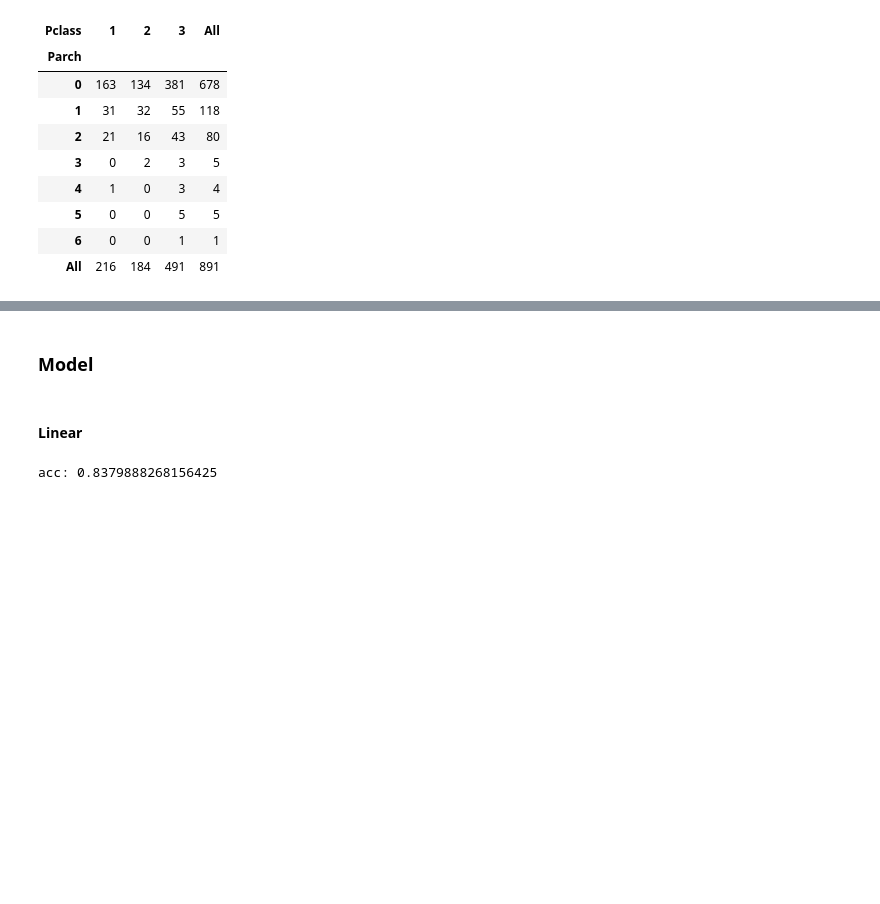
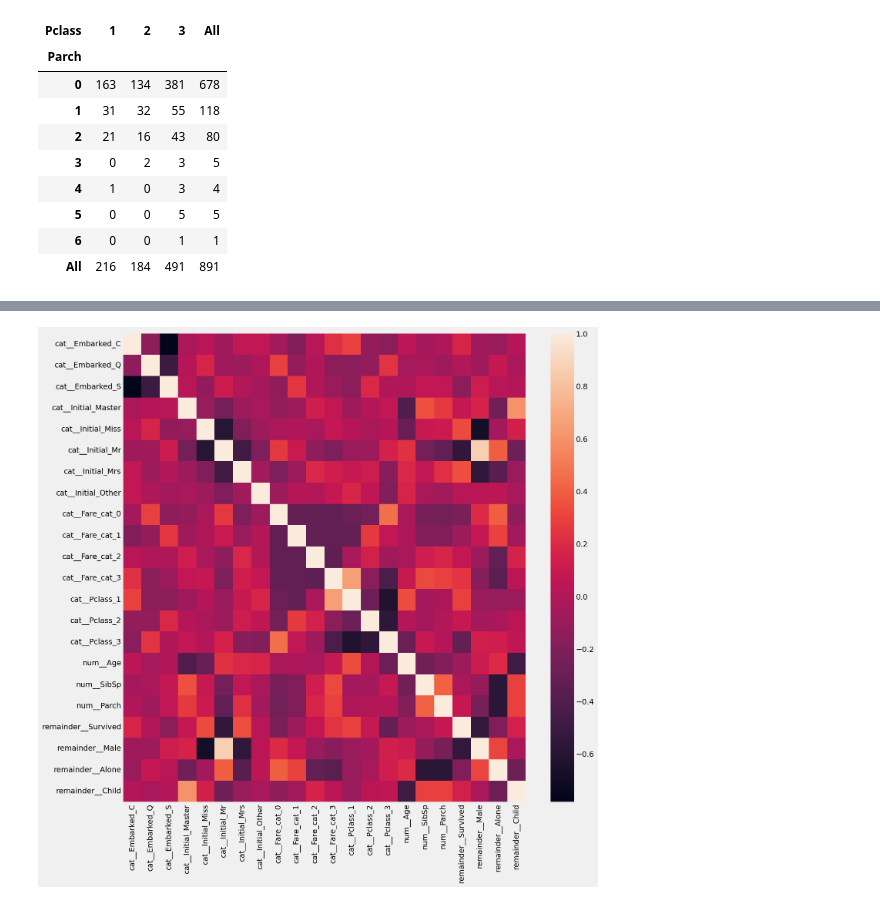
Before and after one commit to Danchesy/Titanic, a Jupyter notebook: eda.ipynb, the cells around one changed output, grey strips where cells are left out. Saved outputs shown, nothing was run; the diff lists cells and outputs as text; code cells hidden in the pictures; blank space fills up the shorter version.

```diff
--- a/eda.ipynb
+++ b/eda.ipynb
@@ -252,16 +227,16 @@ pd.crosstab(df.Parch, df.Pclass, margins=True).style.background_gradient(cmap='s
 # %%
-# df2 = df.copy(deep=True)
+df2 = df.copy(deep=True)
 
-# proc = preprocessor()
+proc = preprocessor(True, True)
 
-# np_array = proc.fit_transform(df2)
+np_array = proc.fit_transform(df2)
 
-# feature_names = proc.get_feature_names_out()
+feature_names = proc.named_steps['cols_transformer'].get_feature_names_out()
 
-# df2 = pd.DataFrame(np_array, columns=feature_names, index=df2.index)
+df2 = pd.DataFrame(np_array, columns=feature_names, index=df2.index)
 
-# fig = plt.figure(figsize=(15,15))
-# sns.heatmap(df2.corr())
-# plt.show()
+fig = plt.figure(figsize=(15,15))
+sns.heatmap(df2.corr())
+plt.show()
+# %% [output]
+[figure, added]
-# %% [markdown]
-### Model
@@ -279,28 +242,0 @@ X_train, X_test, y_train, y_test = train_test_split(
-# %% [markdown]
-#### Linear
-# %%
-# Модель обученная на одном фолде
-model = LogisticRegression(penalty=config.linear_model.penalty,
-                           C=config.linear_model.C,
-                           l1_ratio=config.linear_model.l1_ratio,
-                           solver=config.linear_model.solver,
-                           tol=config.linear_model.tol,
-                           fit_intercept=config.linear_model.bias,
-                           random_state=config.determenism.random_state,
-                           max_iter=config.linear_model.max_iter,
-                           verbose=config.linear_model.verbose)
-
-pipeline = Pipeline([
-        ('preprocessor', preprocessor()),
-        ('model', model)
-    ])
-
-pipeline.fit(X_train, y_train)
-pred = pipeline.predict(X_test)
-acc = accuracy_score(pred, y_test)
-print(f"acc: {acc}")
-
-res = pipeline_return(pipeline, acc)
-add_result(res)
-# %% [output]
-acc: 0.8379888268156425
```
Also changed, not shown: parts of 34 cells of this notebook, 3 other files.
